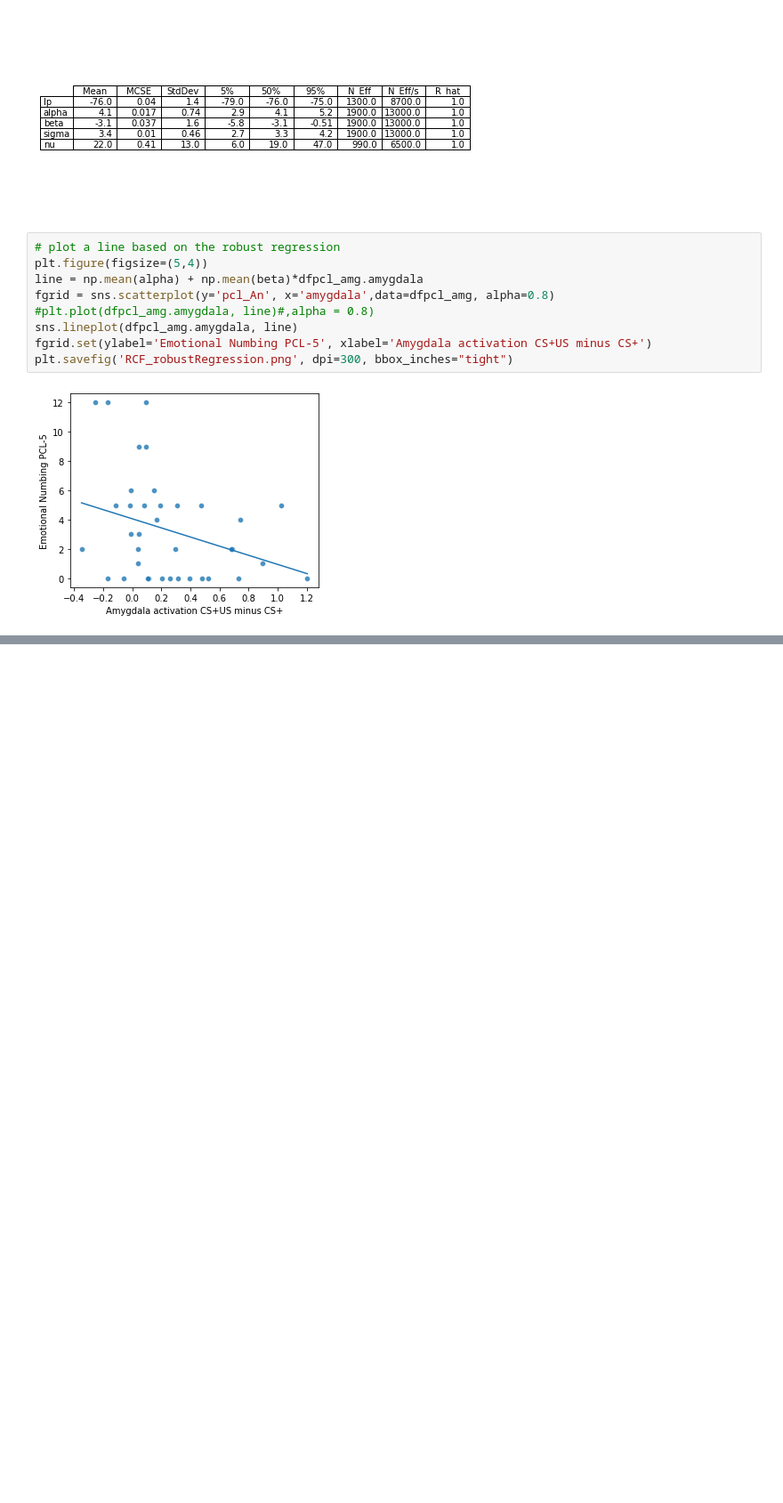
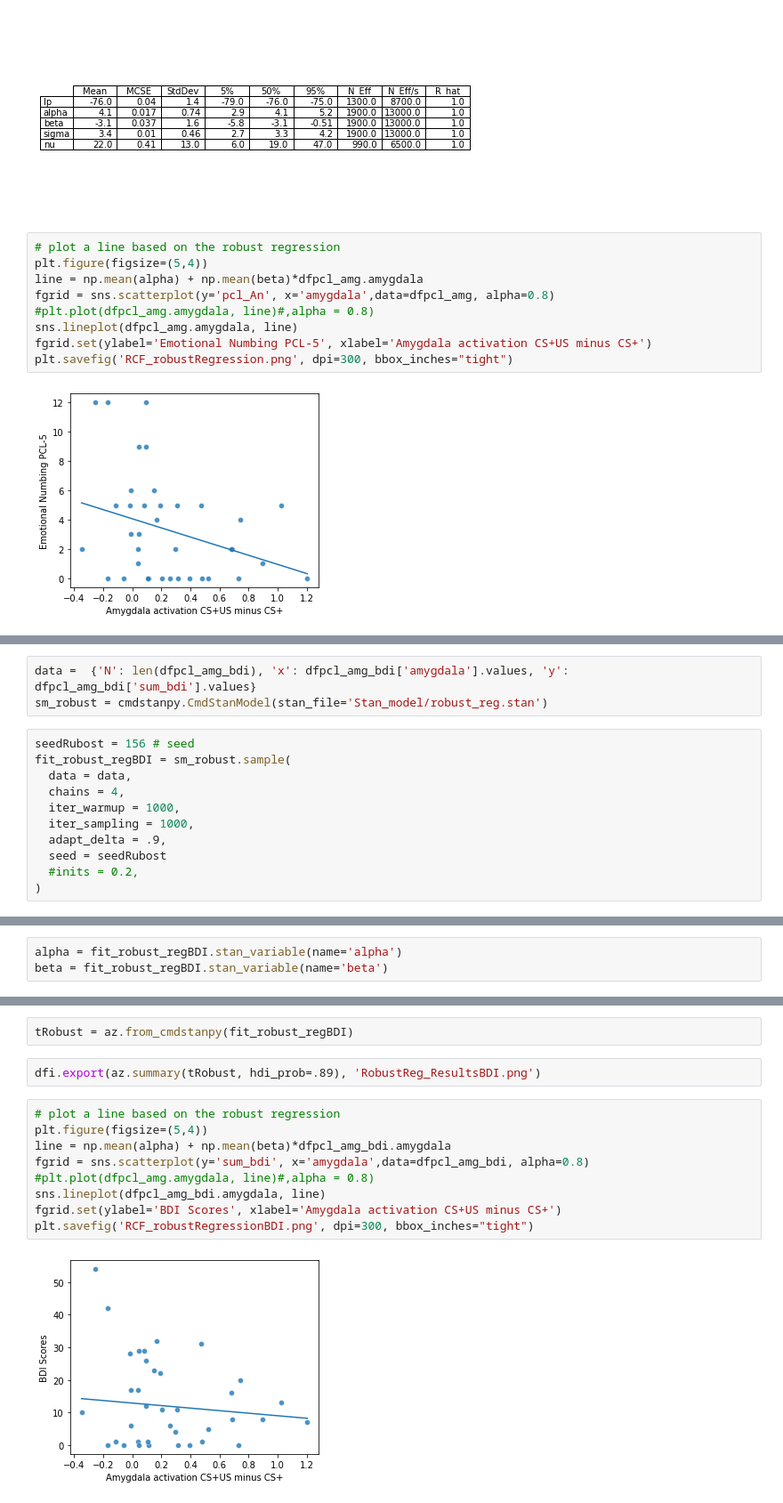
Before and after one commit to LevyDecisionNeuroLab/SIA_PTSD, a Jupyter notebook: firstDay_amygdalaDuringUS2.ipynb, the cells around one changed output, grey strips where cells are left out. Shown at 89% size. Drawn from its saved outputs; the diff is of its cells as text; blank space fills up the shorter version.

```diff
--- a/firstDay_amygdalaDuringUS2.ipynb
+++ b/firstDay_amygdalaDuringUS2.ipynb
@@ -381,0 +373,14 @@ plt.savefig('RCF_robustRegression.png', dpi=300, bbox_inches="tight")
+# %%
+data =  {'N': len(dfpcl_amg_bdi), 'x': dfpcl_amg_bdi['amygdala'].values, 'y': dfpcl_amg_bdi['sum_bdi'].values}
+sm_robust = cmdstanpy.CmdStanModel(stan_file='Stan_model/robust_reg.stan')
+# %%
+seedRubost = 156 # seed
+fit_robust_regBDI = sm_robust.sample(
+  data = data,
+  chains = 4,
+  iter_warmup = 1000,
+  iter_sampling = 1000,
+  adapt_delta = .9,
+  seed = seedRubost
+  #inits = 0.2,
+)
@@ -381,0 +397,3 @@ plt.savefig('RCF_robustRegression.png', dpi=300, bbox_inches="tight")
+# %%
+alpha = fit_robust_regBDI.stan_variable(name='alpha')
+beta = fit_robust_regBDI.stan_variable(name='beta')
@@ -381,0 +413,15 @@ plt.savefig('RCF_robustRegression.png', dpi=300, bbox_inches="tight")
+# %%
+tRobust = az.from_cmdstanpy(fit_robust_regBDI)
+# %%
+dfi.export(az.summary(tRobust, hdi_prob=.89), 'RobustReg_ResultsBDI.png')
+# %%
+# plot a line based on the robust regression
+plt.figure(figsize=(5,4))
+line = np.mean(alpha) + np.mean(beta)*dfpcl_amg_bdi.amygdala
+fgrid = sns.scatterplot(y='sum_bdi', x='amygdala',data=dfpcl_amg_bdi, alpha=0.8)
+#plt.plot(dfpcl_amg.amygdala, line)#,alpha = 0.8)
+sns.lineplot(dfpcl_amg_bdi.amygdala, line)
+fgrid.set(ylabel='BDI Scores', xlabel='Amygdala activation CS+US minus CS+')
+plt.savefig('RCF_robustRegressionBDI.png', dpi=300, bbox_inches="tight")
+# %% [output]
+[figure, added]
```
Also changed, not shown: parts of 9 cells of this notebook, 2 other files.
